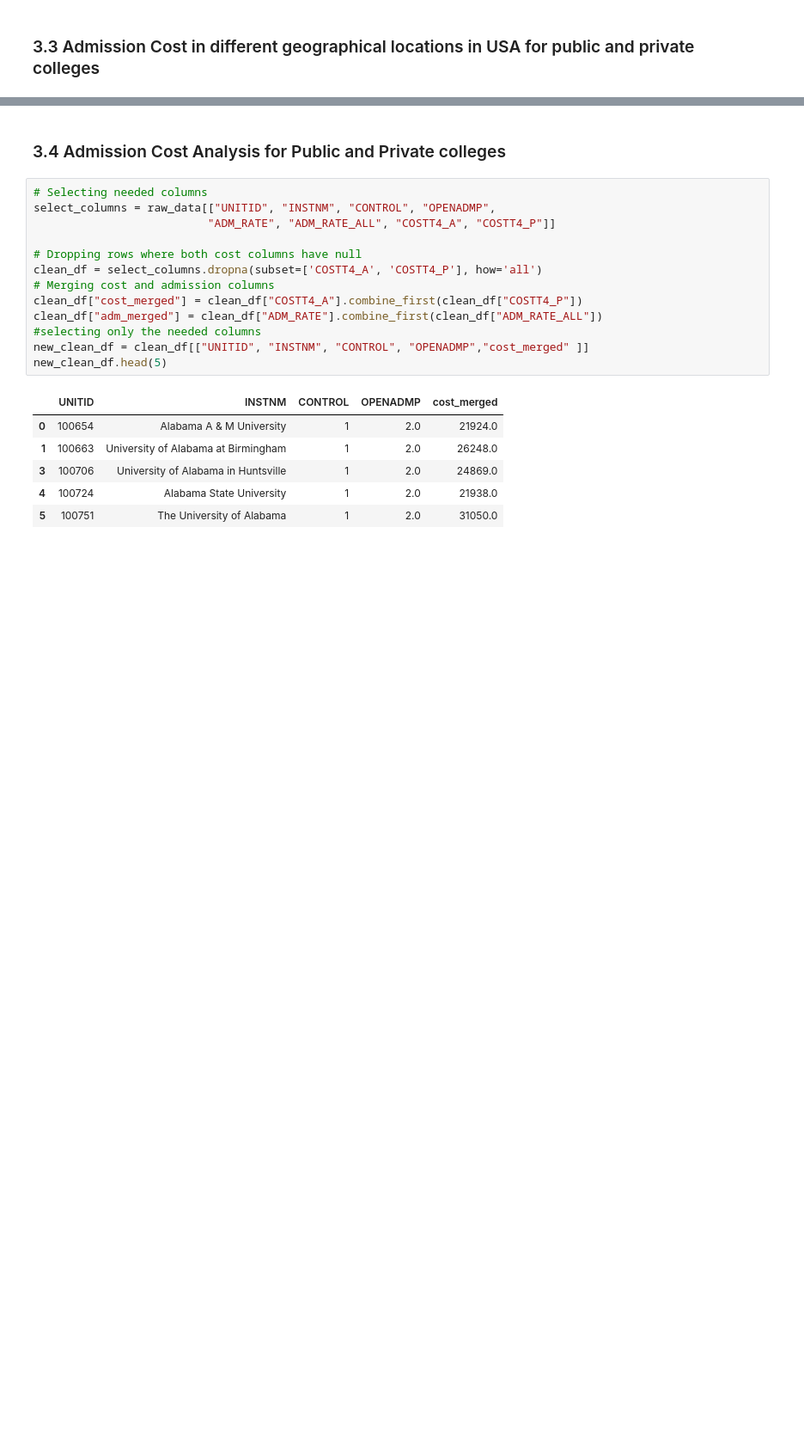
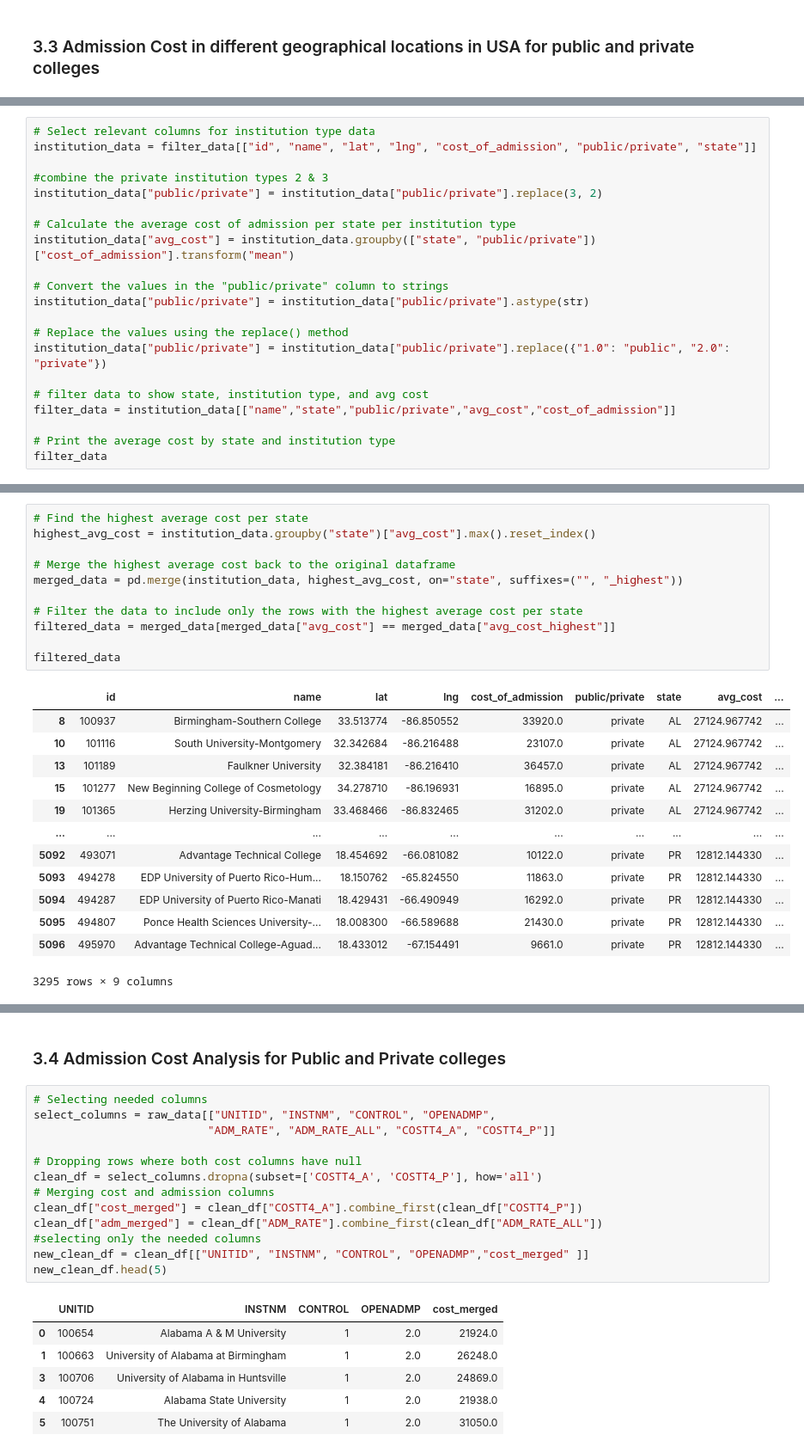
Before and after one commit to Wook22/Education_Institution_Data_Analysis, a Jupyter notebook: Education_Institution_Analysis.ipynb, the cells around one changed output, grey strips where cells are left out. Shown at 86% size. Saved outputs shown, nothing was run; the diff lists cells and outputs as text; blank space fills up the shorter version.

```diff
--- a/Education_Institution_Analysis.ipynb
+++ b/Education_Institution_Analysis.ipynb
@@ -755,0 +834,21 @@ display(categories_2_3_map)
+# %%
+# Select relevant columns for institution type data
+institution_data = filter_data[["id", "name", "lat", "lng", "cost_of_admission", "public/private", "state"]]
+
+#combine the private institution types 2 & 3
+institution_data["public/private"] = institution_data["public/private"].replace(3, 2)
+
+# Calculate the average cost of admission per state per institution type
+institution_data["avg_cost"] = institution_data.groupby(["state", "public/private"])["cost_of_admission"].transform("mean")
+
+# Convert the values in the "public/private" column to strings
+institution_data["public/private"] = institution_data["public/private"].astype(str)
+
+# Replace the values using the replace() method
+institution_data["public/private"] = institution_data["public/private"].replace({"1.0": "public", "2.0": "private"})
+
+# filter data to show state, institution type, and avg cost
+filter_data = institution_data[["name","state","public/private","avg_cost","cost_of_admission"]]
+
+# Print the average cost by state and institution type
+filter_data
@@ -755,0 +869,25 @@ display(categories_2_3_map)
+# %%
+# Find the highest average cost per state
+highest_avg_cost = institution_data.groupby("state")["avg_cost"].max().reset_index()
+
+# Merge the highest average cost back to the original dataframe
+merged_data = pd.merge(institution_data, highest_avg_cost, on="state", suffixes=("", "_highest"))
+
+# Filter the data to include only the rows with the highest average cost per state
+filtered_data = merged_data[merged_data["avg_cost"] == merged_data["avg_cost_highest"]]
+
+filtered_data
+# %% [output]
+|  | id | name | lat | lng | cost_of_admission | public/private | state | avg_cost | ... |
+| 8 | 100937 | Birmingham-Southern College | 33.513774 | -86.850552 | 33920.0 | private | AL | 27124.967742 | ... |
+| 10 | 101116 | South University-Montgomery | 32.342684 | -86.216488 | 23107.0 | private | AL | 27124.967742 | ... |
+| 13 | 101189 | Faulkner University | 32.384181 | -86.216410 | 36457.0 | private | AL | 27124.967742 | ... |
+| 15 | 101277 | New Beginning College of Cosmetology | 34.278710 | -86.196931 | 16895.0 | private | AL | 27124.967742 | ... |
+| 19 | 101365 | Herzing University-Birmingham | 33.468466 | -86.832465 | 31202.0 | private | AL | 27124.967742 | ... |
+| ... | ... | ... | ... | ... | ... | ... | ... | ... | ... |
+| 5092 | 493071 | Advantage Technical College | 18.454692 | -66.081082 | 10122.0 | private | PR | 12812.144330 | ... |
+| 5093 | 494278 | EDP University of Puerto Rico-Hum... | 18.150762 | -65.824550 | 11863.0 | private | PR | 12812.144330 | ... |
+| 5094 | 494287 | EDP University of Puerto Rico-Manati | 18.429431 | -66.490949 | 16292.0 | private | PR | 12812.144330 | ... |
+| 5095 | 494807 | Ponce Health Sciences University-... | 18.008300 | -66.589688 | 21430.0 | private | PR | 12812.144330 | ... |
+| 5096 | 495970 | Advantage Technical College-Aguad... | 18.433012 | -67.154491 | 9661.0 | private | PR | 12812.144330 | ... |
+3295 rows × 9 columns
```
Also changed, not shown: parts of 15 cells of this notebook, 1 other file.
